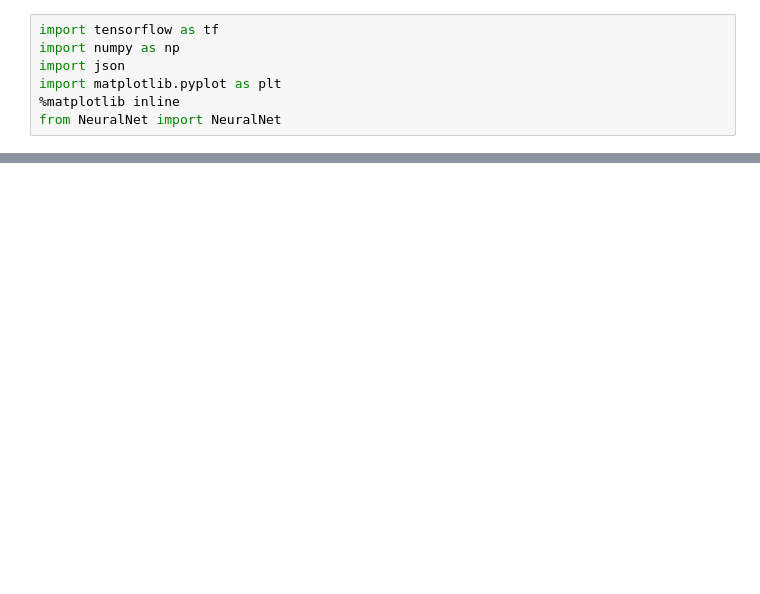
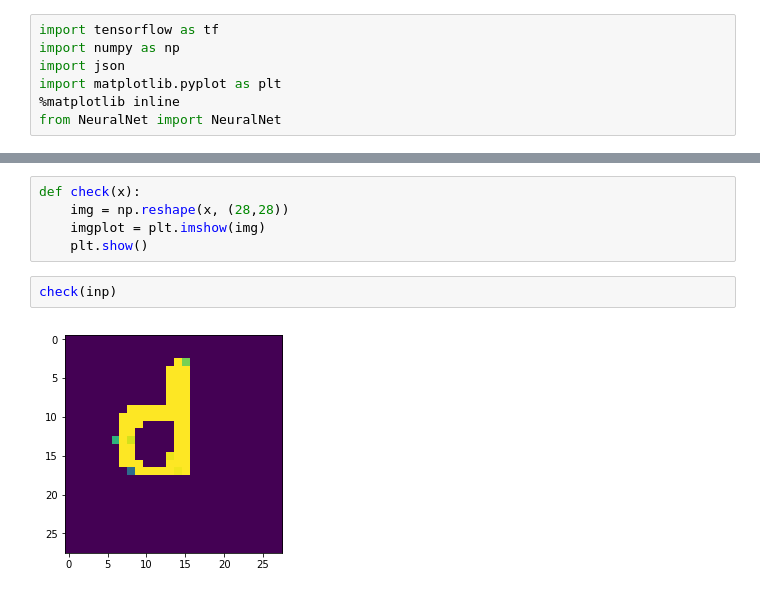
Before and after one commit to jasonyzhang/ConvNet, a Jupyter notebook: Neural Net Class.ipynb, the cells around one changed output, grey strips where cells are left out. Saved outputs shown, nothing was run; the diff lists cells and outputs as text; blank space fills up the shorter version.

```diff
--- a/Neural Net Class.ipynb
+++ b/Neural Net Class.ipynb
@@ -25,0 +137,9 @@ KeyboardInterrupt:
+# %%
+def check(x):
+    img = np.reshape(x, (28,28))
+    imgplot = plt.imshow(img)
+    plt.show()
+# %%
+check(inp)
+# %% [output]
+[figure, added]
```
Also changed, not shown: parts of 21 cells of this notebook, 19 other files.
